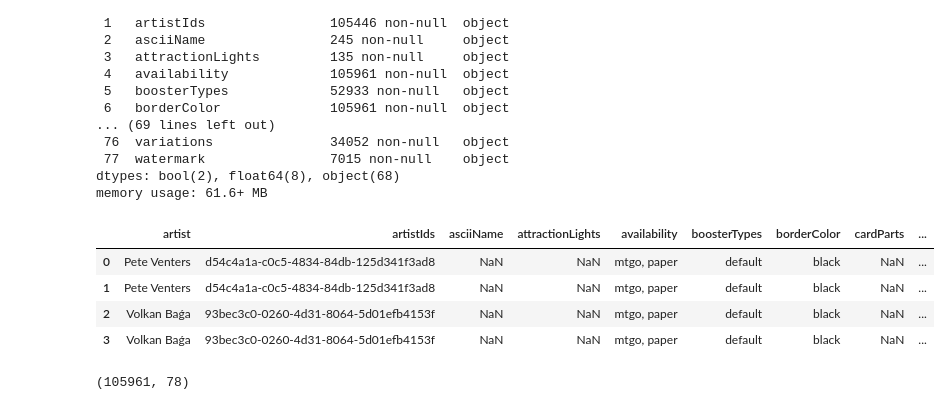
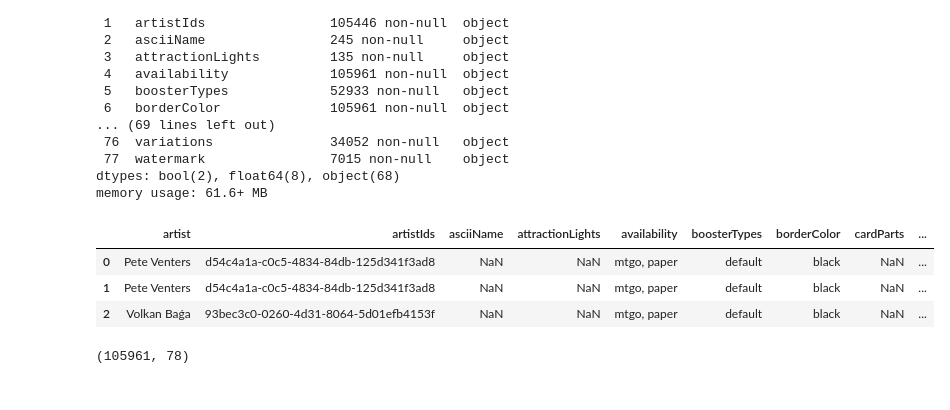
Before and after one commit to CurtisSchneider1/mtgPriceAnalysis, a Jupyter notebook: notebooks/mtgAnalysis.ipynb, the cells around one changed output. Saved outputs shown, nothing was run; the diff lists cells and outputs as text; code cells hidden in the pictures.

```diff
--- a/notebooks/mtgAnalysis.ipynb
+++ b/notebooks/mtgAnalysis.ipynb
@@ -27,13 +27,12 @@ Data columns (total 78 columns):
 dtypes: bool(2), float64(8), object(68)
 memory usage: 61.6+ MB
 # %%
-df.head(4)
+df.head(3)
 # %% [output]
 |  | artist | artistIds | asciiName | attractionLights | availability | boosterTypes | borderColor | cardParts | ... |
 | 0 | Pete Venters | d54c4a1a-c0c5-4834-84db-125d341f3ad8 | NaN | NaN | mtgo, paper | default | black | NaN | ... |
 | 1 | Pete Venters | d54c4a1a-c0c5-4834-84db-125d341f3ad8 | NaN | NaN | mtgo, paper | default | black | NaN | ... |
 | 2 | Volkan Baǵa | 93bec3c0-0260-4d31-8064-5d01efb4153f | NaN | NaN | mtgo, paper | default | black | NaN | ... |
-| 3 | Volkan Baǵa | 93bec3c0-0260-4d31-8064-5d01efb4153f | NaN | NaN | mtgo, paper | default | black | NaN | ... |
 # %%
 df.shape
 # %% [output]
```
Also changed, not shown: parts of 4 cells of this notebook, 1 other file.
